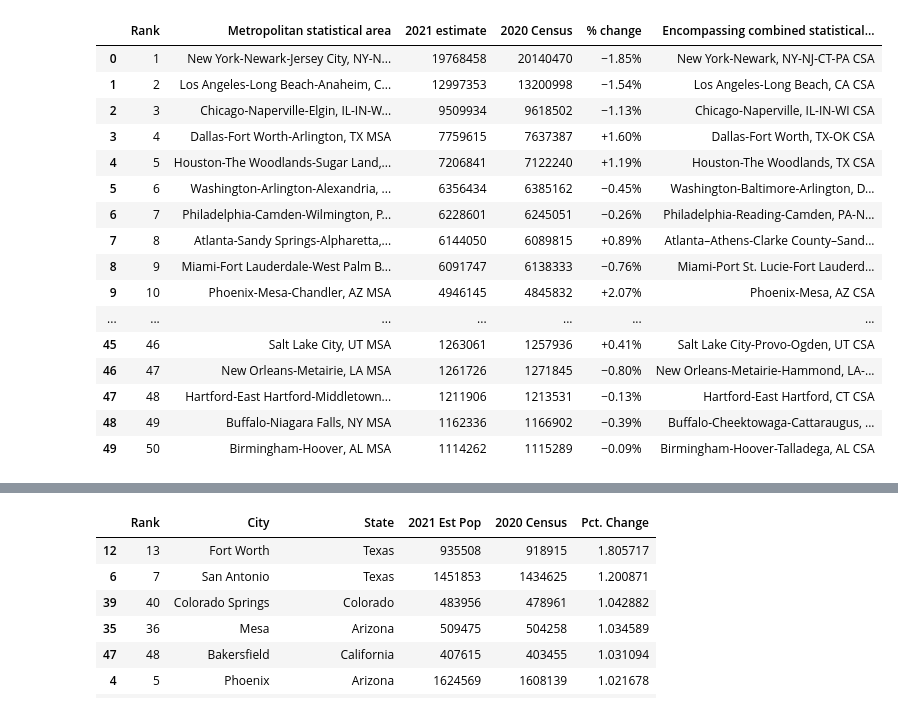
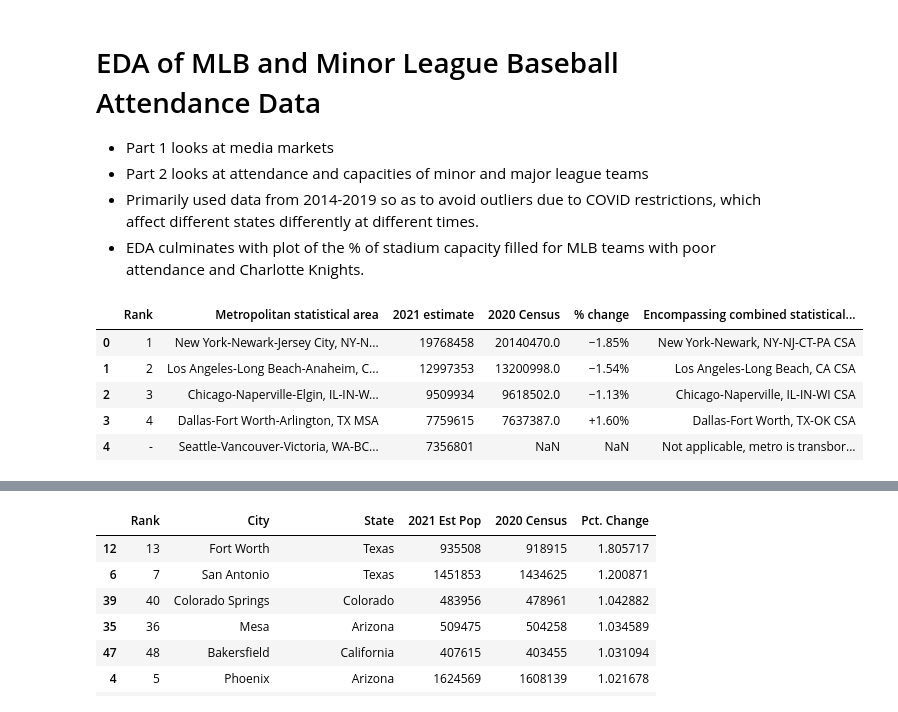
Before and after one commit to reggiebain/sports-analytics, a Jupyter notebook: mlb_expansion.ipynb, the cells around one changed output, grey strips where cells are left out. Cells and saved outputs as stored; diff of their text form; code cells hidden in the pictures.

```diff
--- a/mlb_expansion.ipynb
+++ b/mlb_expansion.ipynb
@@ -7,3 +1,9 @@
+# %% [markdown]
+# EDA of MLB and Minor League Baseball Attendance Data
+* Part 1 looks at media markets
+* Part 2 looks at attendance and capacities of minor and major league teams
+* Primarily used data from 2014-2019 so as to avoid outliers due to COVID restrictions, which affect different states differently at different times.
+* EDA culminates with plot of the % of stadium capacity filled for MLB teams with poor attendance and Charlotte Knights.
 # %%
 pip install plotly==5.9.0
 # %%
@@ -15,22 +15,11 @@ link = 'https://en.wikipedia.org/wiki/Metropolitan_statistical_area'
 market_table = pd.read_html(link)
 # %%
 rank_table = market_table[1]
-rank_table.head(50)
+rank_table.head()
 # %% [output]
 |  | Rank | Metropolitan statistical area | 2021 estimate | 2020 Census | % change | Encompassing combined statistical... |
-| 0 | 1 | New York-Newark-Jersey City, NY-N... | 19768458 | 20140470 | −1.85% | New York-Newark, NY-NJ-CT-PA CSA |
-| 1 | 2 | Los Angeles-Long Beach-Anaheim, C... | 12997353 | 13200998 | −1.54% | Los Angeles-Long Beach, CA CSA |
-| 2 | 3 | Chicago-Naperville-Elgin, IL-IN-W... | 9509934 | 9618502 | −1.13% | Chicago-Naperville, IL-IN-WI CSA |
-| 3 | 4 | Dallas-Fort Worth-Arlington, TX MSA | 7759615 | 7637387 | +1.60% | Dallas-Fort Worth, TX-OK CSA |
-| 4 | 5 | Houston-The Woodlands-Sugar Land,... | 7206841 | 7122240 | +1.19% | Houston-The Woodlands, TX CSA |
-| 5 | 6 | Washington-Arlington-Alexandria, ... | 6356434 | 6385162 | −0.45% | Washington-Baltimore-Arlington, D... |
-| 6 | 7 | Philadelphia-Camden-Wilmington, P... | 6228601 | 6245051 | −0.26% | Philadelphia-Reading-Camden, PA-N... |
-| 7 | 8 | Atlanta-Sandy Springs-Alpharetta,... | 6144050 | 6089815 | +0.89% | Atlanta–Athens-Clarke County–Sand... |
-| 8 | 9 | Miami-Fort Lauderdale-West Palm B... | 6091747 | 6138333 | −0.76% | Miami-Port St. Lucie-Fort Lauderd... |
-| 9 | 10 | Phoenix-Mesa-Chandler, AZ MSA | 4946145 | 4845832 | +2.07% | Phoenix-Mesa, AZ CSA |
-| ... | ... | ... | ... | ... | ... | ... |
-| 45 | 46 | Salt Lake City, UT MSA | 1263061 | 1257936 | +0.41% | Salt Lake City-Provo-Ogden, UT CSA |
-| 46 | 47 | New Orleans-Metairie, LA MSA | 1261726 | 1271845 | −0.80% | New Orleans-Metairie-Hammond, LA-... |
-| 47 | 48 | Hartford-East Hartford-Middletown... | 1211906 | 1213531 | −0.13% | Hartford-East Hartford, CT CSA |
-| 48 | 49 | Buffalo-Niagara Falls, NY MSA | 1162336 | 1166902 | −0.39% | Buffalo-Cheektowaga-Cattaraugus, ... |
-| 49 | 50 | Birmingham-Hoover, AL MSA | 1114262 | 1115289 | −0.09% | Birmingham-Hoover-Talladega, AL CSA |
+| 0 | 1 | New York-Newark-Jersey City, NY-N... | 19768458 | 20140470.0 | −1.85% | New York-Newark, NY-NJ-CT-PA CSA |
+| 1 | 2 | Los Angeles-Long Beach-Anaheim, C... | 12997353 | 13200998.0 | −1.54% | Los Angeles-Long Beach, CA CSA |
+| 2 | 3 | Chicago-Naperville-Elgin, IL-IN-W... | 9509934 | 9618502.0 | −1.13% | Chicago-Naperville, IL-IN-WI CSA |
+| 3 | 4 | Dallas-Fort Worth-Arlington, TX MSA | 7759615 | 7637387.0 | +1.60% | Dallas-Fort Worth, TX-OK CSA |
+| 4 | - | Seattle-Vancouver-Victoria, WA-BC... | 7356801 | NaN | NaN | Not applicable, metro is transbor... |
```
Also changed, not shown: parts of 31 cells of this notebook.
